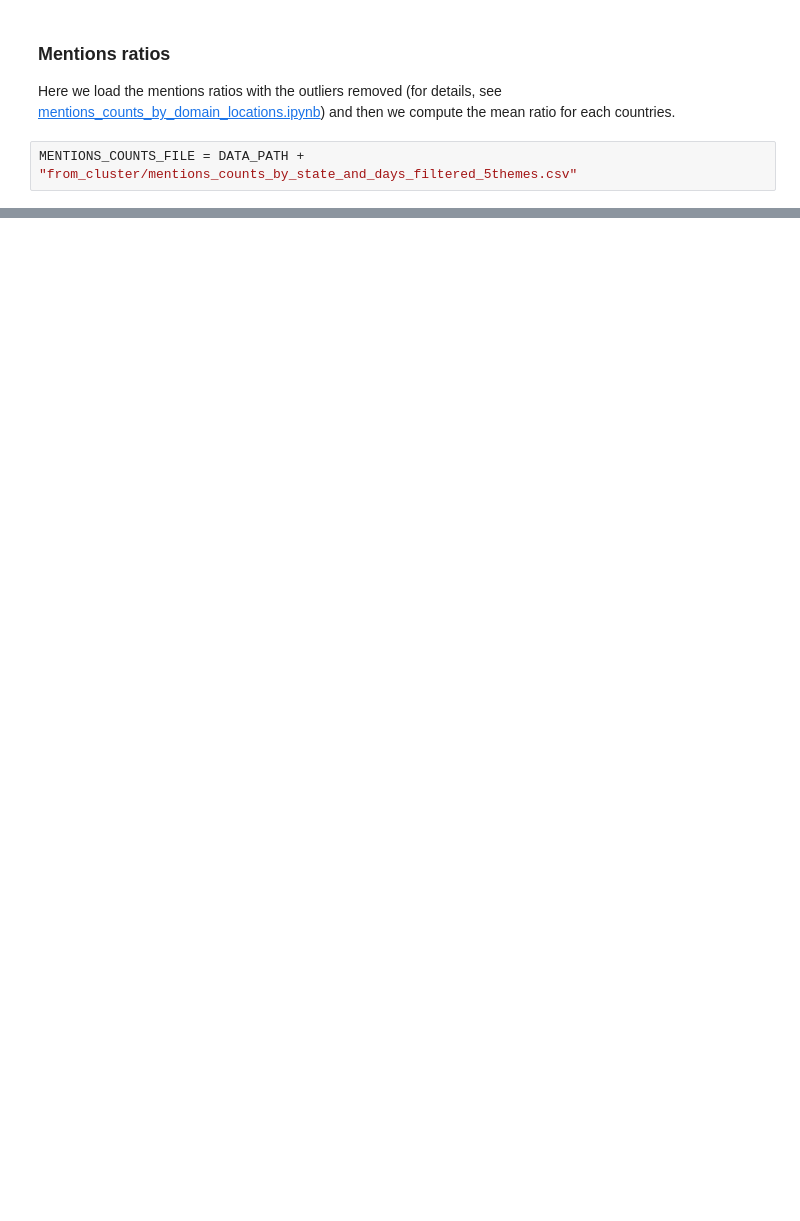
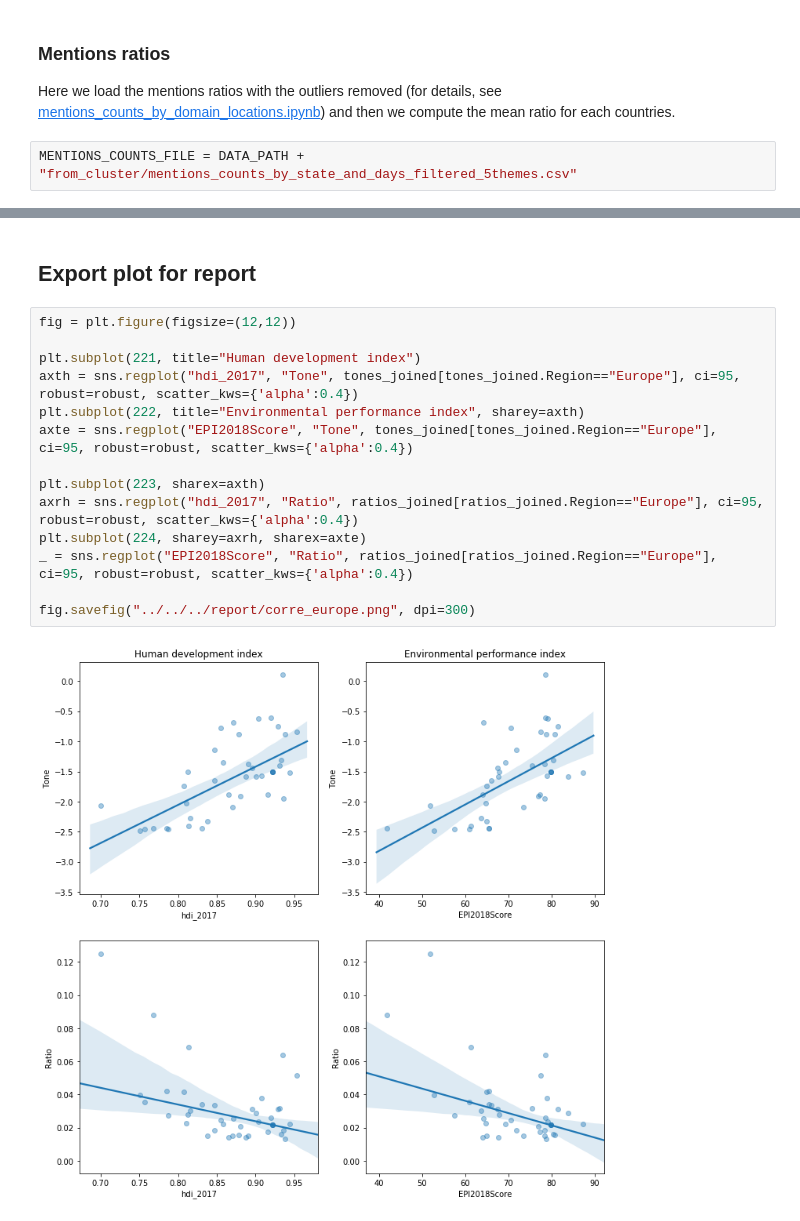
Before and after one commit to damlobster/ada2018, a Jupyter notebook: src/local/correlations/mentions_ratios_correlations.ipynb, the cells around one changed output, grey strips where cells are left out. Drawn from its saved outputs; the diff is of its cells as text; blank space fills up the shorter version.

```diff
--- a/src/local/correlations/mentions_ratios_correlations.ipynb
+++ b/src/local/correlations/mentions_ratios_correlations.ipynb
@@ -210,0 +196,18 @@ plot_by_regions(ratios_joined, "Ratio", robust=robust)
+# %% [markdown]
+## Export plot for report
+# %%
+fig = plt.figure(figsize=(12,12))
+
+plt.subplot(221, title="Human development index")
+axth = sns.regplot("hdi_2017", "Tone", tones_joined[tones_joined.Region=="Europe"], ci=95, robust=robust, scatter_kws={'alpha':0.4})
+plt.subplot(222, title="Environmental performance index", sharey=axth)
+axte = sns.regplot("EPI2018Score", "Tone", tones_joined[tones_joined.Region=="Europe"], ci=95, robust=robust, scatter_kws={'alpha':0.4})
+
+plt.subplot(223, sharex=axth)
+axrh = sns.regplot("hdi_2017", "Ratio", ratios_joined[ratios_joined.Region=="Europe"], ci=95, robust=robust, scatter_kws={'alpha':0.4})
+plt.subplot(224, sharey=axrh, sharex=axte)
+_ = sns.regplot("EPI2018Score", "Ratio", ratios_joined[ratios_joined.Region=="Europe"], ci=95, robust=robust, scatter_kws={'alpha':0.4})
+
+fig.savefig("../../../report/corre_europe.png", dpi=300)
+# %% [output]
+[figure, added]
```
Also changed, not shown: parts of 10 cells of this notebook, 1 other file.
